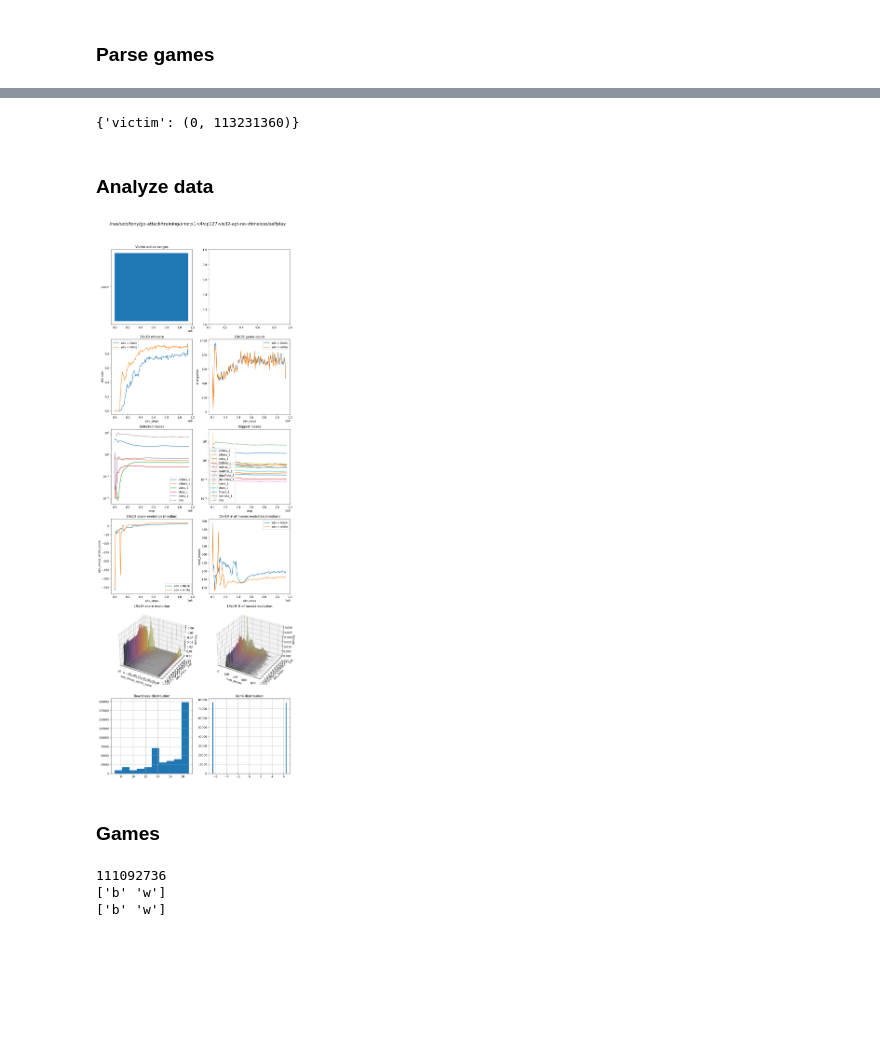
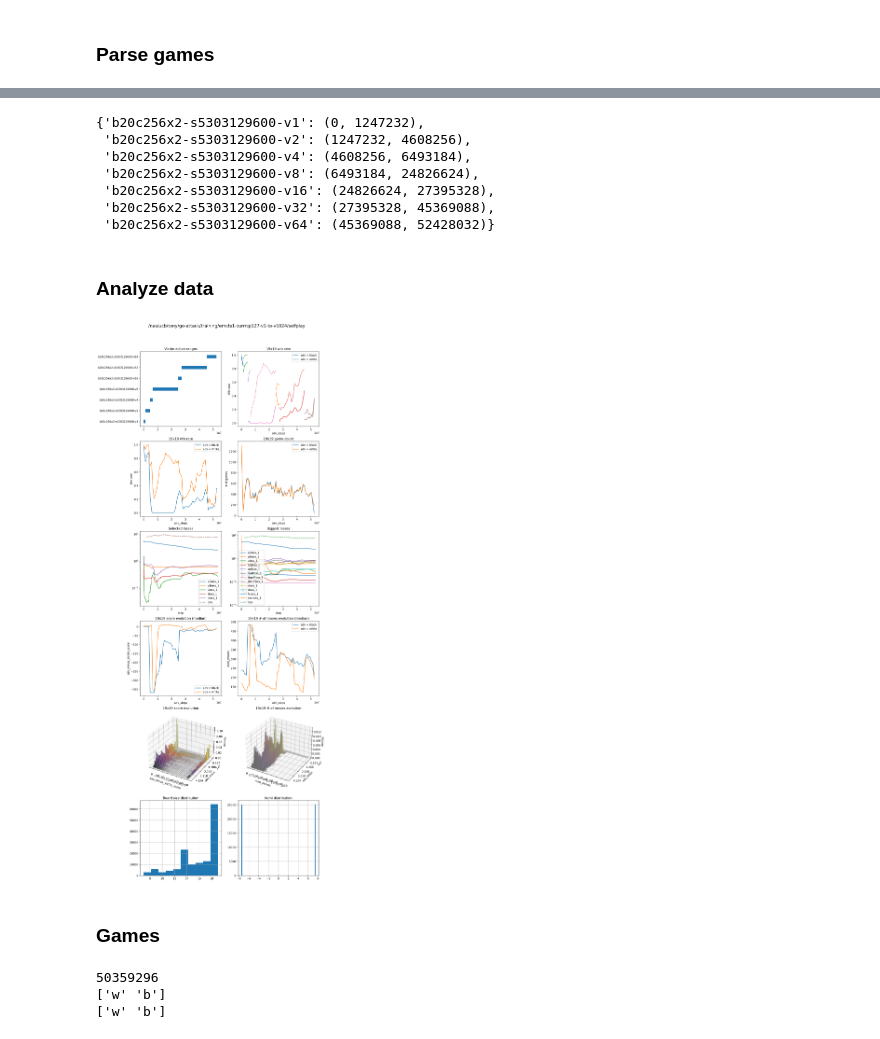
Before and after one commit to AlignmentResearch/go_attack, a Jupyter notebook: notebooks/sgf-explorer.ipynb, the cells around one changed output, grey strips where cells are left out. Saved outputs shown, nothing was run; the diff lists cells and outputs as text; code cells hidden in the pictures; blank space fills up the shorter version.

Commit message:
Plot with visit counts

```diff
--- a/notebooks/sgf-explorer.ipynb
+++ b/notebooks/sgf-explorer.ipynb
@@ -119,6 +120,12 @@ print("Fraction continuation:    ", df.is_continuation.mean())
 print("Fraction used_initial_pos:", df.used_initial_position.mean())
 print("max(init_turn_num)       :", df.init_turn_num.max())
 
+df["victim_name_v2"] = (
+    df.victim_name.str.extract(r"(b20c256x2-s[0-9]+)")[0]
+    + "-v"
+    + df.victim_visits.astype("str")
+)
+
 df.head()
 # %% [output]
 gtypes: ['normal']
@@ -157,13 +175,22 @@ df19.head()
 # %%
+min_dict = df19[["victim_name_v2", "adv_steps"]].groupby("victim_name_v2").min().adv_steps
+max_dict = df19[["victim_name_v2", "adv_steps"]].groupby("victim_name_v2").max().adv_steps
+
 victim_ranges: Dict[str, Tuple[int, int]] = {}
-for v in df19.victim_name.unique():
-    start = df19.groupby("victim_name").min().adv_steps[v]
-    end = df19.groupby("victim_name").max().adv_steps[v]
+for v in df19.victim_name_v2.unique():
+    start = min_dict[v]
+    end = max_dict[v]
     victim_ranges[v] = (start, end)
 victim_ranges = dict(sorted(victim_ranges.items(), key=lambda x: x[1][1]))
 victim_ranges
 # %% [output]
-{'victim': (0, 113231360)}
+{'b20c256x2-s5303129600-v1': (0, 1247232),
+ 'b20c256x2-s5303129600-v2': (1247232, 4608256),
+ 'b20c256x2-s5303129600-v4': (4608256, 6493184),
+ 'b20c256x2-s5303129600-v8': (6493184, 24826624),
+ 'b20c256x2-s5303129600-v16': (24826624, 27395328),
+ 'b20c256x2-s5303129600-v32': (27395328, 45369088),
+ 'b20c256x2-s5303129600-v64': (45369088, 52428032)}
 # %% [markdown]
 ### Analyze data
 # %%
@@ -220,10 +247,13 @@ sz_prefix = "19x19 "
 
 nrows, ncols = 6, 2
 cur_plot_idx = 0
+
+
 def next_plot_idx():
     global cur_plot_idx
     cur_plot_idx += 1
     return cur_plot_idx
+
 
 def set_plot_lims():
     plt.xlim(-0.05 * df_tb.step.max(), 1.05 * df_tb.step.max())
@@ -235,12 +265,30 @@ plt.suptitle(SELFPLAY_DIR, fontsize=16, y=0.92)
 plt.subplot(nrows, ncols, next_plot_idx())
 los = np.array([lo for lo, _ in victim_ranges.values()])
 his = np.array([hi for _, hi in victim_ranges.values()])
-plt.barh(y=np.arange(len(los)), left=los, width=his-los, height=0.3)
+plt.barh(y=np.arange(len(los)), left=los, width=his - los, height=0.3)
 plt.yticks(np.arange(len(los)), labels=victim_ranges.keys())
 plt.title("Victim active ranges")
 set_plot_lims()
 
 plt.subplot(nrows, ncols, next_plot_idx())
+for i, v in enumerate(sorted(df19.victim_name_v2.unique())):
+    ax = (
+        df19[(df19.adv_color == "b") & (df19.victim_name_v2 == v)]
+        .groupby("adv_steps")
+        .mean()
+        .adv_win.plot(label="adv = black" if i == 0 else "_")
+    )
+    df19[(df19.adv_color == "w") & (df19.victim_name_v2 == v)].groupby(
+        "adv_steps"
+    ).mean().adv_win.plot(
+        linestyle="--",
+        color=ax.lines[-1].get_color(),
+        label="adv = white" if i == 0 else "_",
+    )
+plt.ylabel("Win rate")
+plt.title(sz_prefix + "win rate")
+set_plot_lims()
+plt.legend()
 
 plt.subplot(nrows, ncols, next_plot_idx())
 df19[df19.adv_color == "b"].groupby("adv_steps").mean().adv_win.plot(
@@ -272,7 +320,7 @@ for k in ["p0loss_1", "p1loss_1", "vloss_1", "sloss_1", "oloss_1"]:
 tb_metric_dict["loss"].rolling(100).mean().plot(linestyle="--")
 plt.legend()
 plt.yscale("log")
-plt.title("Selected losses");
+plt.title("Selected losses")
 
 plt.subplot(nrows, ncols, next_plot_idx())
 for k in loss_components:
@@ -284,7 +332,7 @@ for k in loss_components:
 tb_metric_dict["loss"].rolling(100).mean().plot(linestyle="--")
 plt.legend()
 plt.yscale("log")
-plt.title("Biggest losses");
+plt.title("Biggest losses")
 
 plt.subplot(nrows, ncols, next_plot_idx())
 df19[df19.adv_color == "b"].groupby("adv_steps").median().adv_minus_victim_score.plot(
@@ -312,34 +360,34 @@ plt.legend()
 
 ax = plt.subplot(nrows, ncols, next_plot_idx(), projection="3d")
 hist_3d(
     df19,
     ts=np.sort(df19.adv_steps.unique())[:-2],
     t_key="adv_steps",
     v_key="adv_minus_victim_score",
     ax=ax,
 )
 ax.invert_xaxis()
 plt.title(sz_prefix + "score evolution")
 
 ax = plt.subplot(nrows, ncols, next_plot_idx(), projection="3d")
 hist_3d(
     df19,
     ts=np.sort(df19.adv_steps.unique())[:-2],
     t_key="adv_steps",
     v_key="num_moves",
     ax=ax,
 )
 plt.title(sz_prefix + "# of moves evolution")
 
 plt.subplot(nrows, ncols, next_plot_idx())
 df.board_size.hist()
 plt.title("Board size distribution")
 
 plt.subplot(nrows, ncols, next_plot_idx())
 df19.adv_komi.hist(bins=100)
 plt.title("Komi distribution");
 # %% [output]
-[figure, old version]
+[figure, new version]
 # %% [markdown]
 ### Games
 # %%
@@ -372,9 +420,9 @@ print(df_win.adv_color.unique())
 df_loss = df19[(df19.adv_steps == ADV_STEP_VIZ) & ~df19.adv_win]
 print(df_loss.adv_color.unique())
 # %% [output]
-111092736
-['b' 'w']
-['b' 'w']
+50359296
+['w' 'b']
+['w' 'b']
 # %%
 plt.figure(figsize=(12, 12))
 plt.suptitle(f"adv_steps={ADV_STEP_VIZ}", fontsize=16, y=0.92)
```
Also changed, not shown: parts of 8 cells of this notebook, 1 other file.
